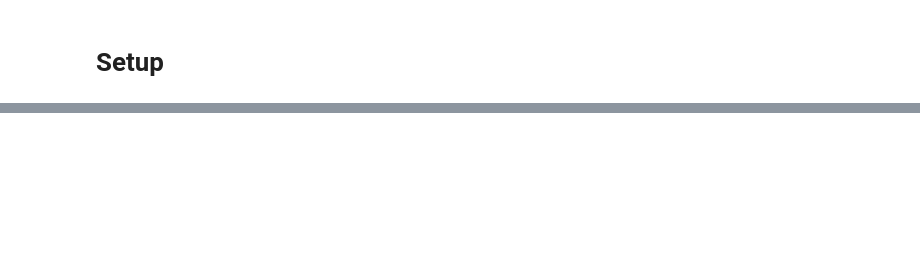
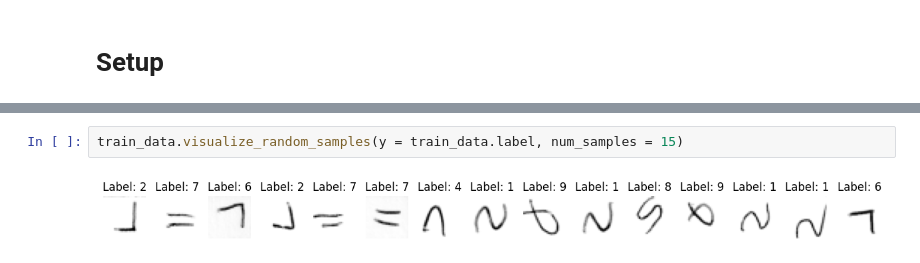
Before and after one commit to csdevignes/trec-coding, a Jupyter notebook: SymbolsTraining.ipynb, the cells around one changed output, grey strips where cells are left out. Drawn from its saved outputs; the diff is of its cells as text; blank space fills up the shorter version.

```diff
--- a/SymbolsTraining.ipynb
+++ b/SymbolsTraining.ipynb
@@ -433,0 +69,4 @@ Test Loss: 0.4195675253868103, Test Accuracy: 0.8958130478858948
+# %%
+train_data.visualize_random_samples(y = train_data.label, num_samples = 15)
+# %% [output]
+[figure, added]
```
Also changed, not shown: parts of 72 cells of this notebook, 16 other files.
